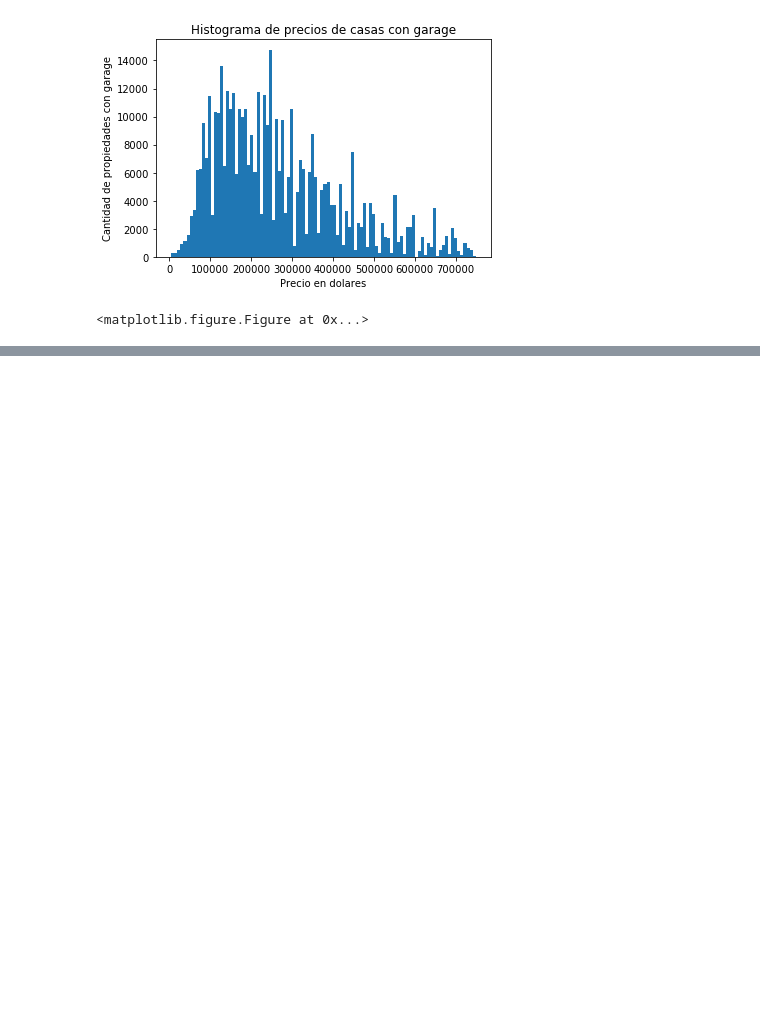
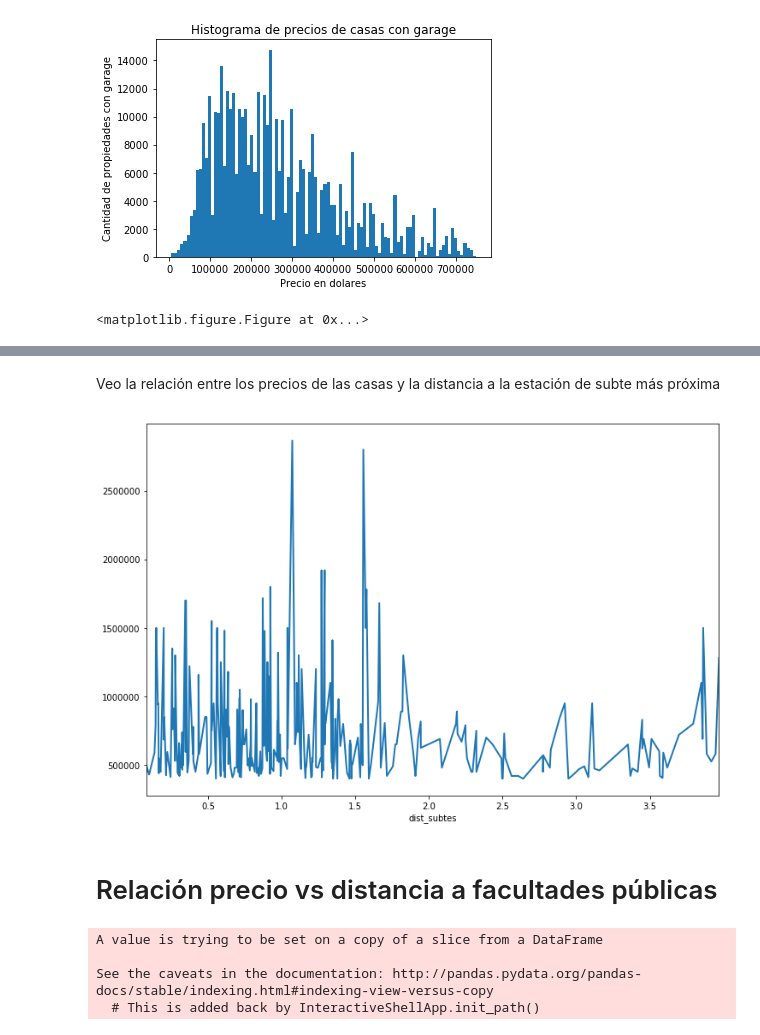
Before and after one commit to lucaslavandeira/7506-tp, a Jupyter notebook: analisis_exploratorio.ipynb, the cells around one changed output, grey strips where cells are left out. Saved outputs shown, nothing was run; the diff lists cells and outputs as text; code cells hidden in the pictures; blank space fills up the shorter version.

```diff
--- a/analisis_exploratorio.ipynb
+++ b/analisis_exploratorio.ipynb
@@ -635,0 +707,8 @@ plt.show()
+# %% [markdown]
+Veo la relación entre los precios de las casas y la distancia a la estación de subte más próxima
+# %%
+df_prop_caras.loc[df_prop_caras['property_type'] == 'house'].groupby('dist_subtes').mean().loc[:,'price_aprox_usd'].plot(linewidth=2,figsize=(12,8));
+# %% [output]
+[figure, added]
+# %% [markdown]
+# Relación precio vs distancia a facultades públicas
@@ -635,0 +721,17 @@ plt.show()
+# %%
+df_prop_caras['dist_facus'] = 9999.9
+
+for index, row in df_prop_caras.iterrows():
+    dist = 9999.9
+    for index_facus, row_facus in df_facultades.iterrows():
+        d = dist_haversine(row['lat'], row['lon'], row_facus['latitude'], row_facus['longitude'])
+
+        if d < dist:
+            dist = d
+
+    df_prop_caras['dist_facus'][index] = dist
+# %% [output]
+A value is trying to be set on a copy of a slice from a DataFrame
+
+See the caveats in the documentation: http://pandas.pydata.org/pandas-docs/stable/indexing.html#indexing-view-versus-copy
+  # This is added back by InteractiveShellApp.init_path()
```
Also changed, not shown: parts of 21 cells of this notebook.
